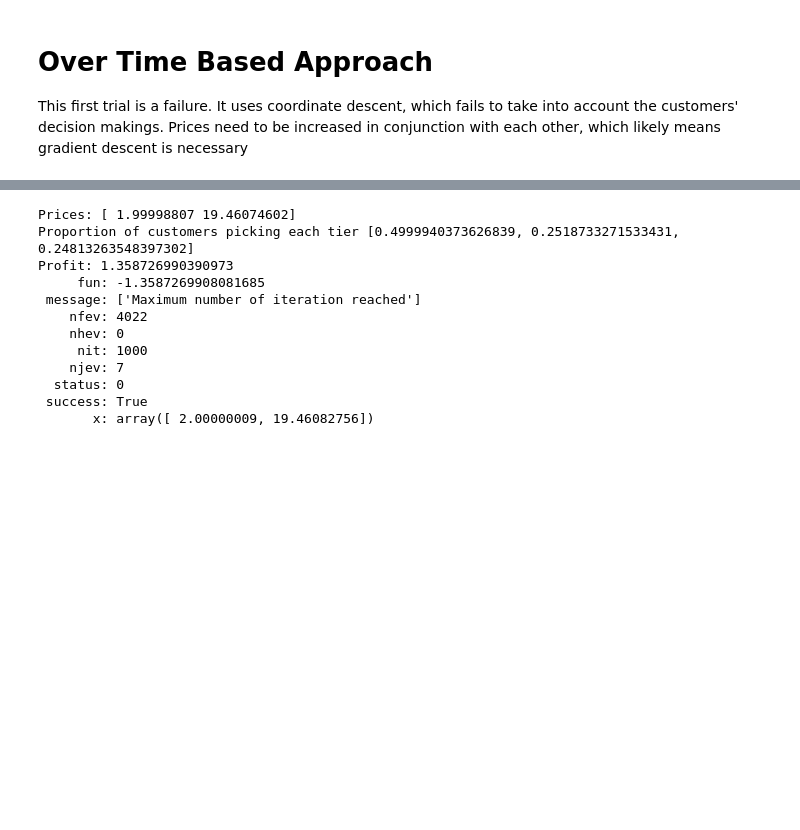
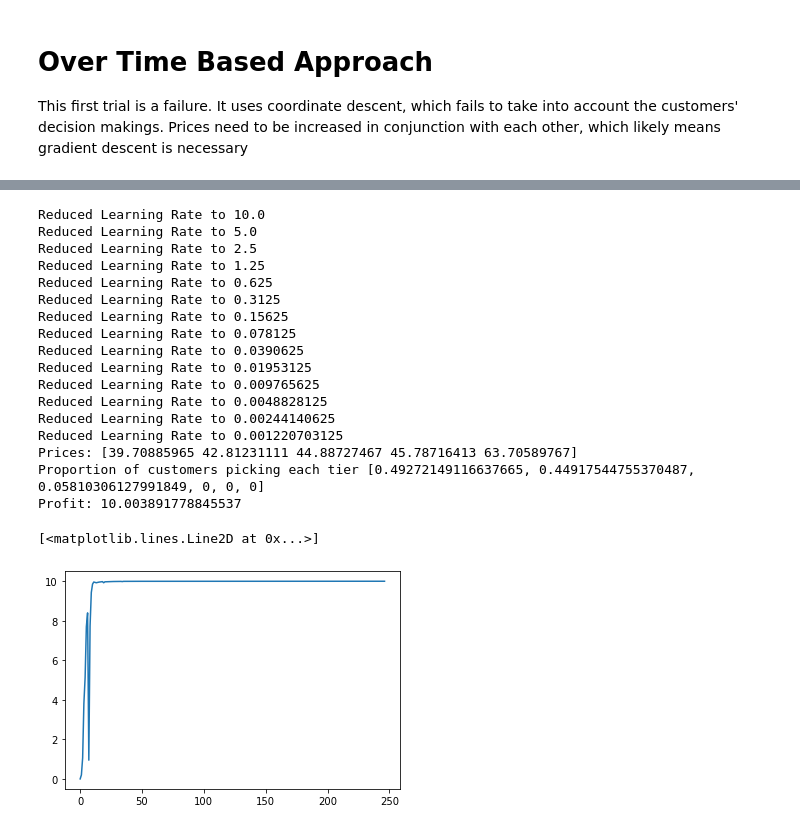
Before and after one commit to kabir-vats/Tiered-Dynamic-Pricing, a Jupyter notebook: notebooks/probablistic_optimization.ipynb, the cells around one changed output, grey strips where cells are left out. Saved outputs shown, nothing was run; the diff lists cells and outputs as text; code cells hidden in the pictures; blank space fills up the shorter version.

```diff
--- a/notebooks/probablistic_optimization.ipynb
+++ b/notebooks/probablistic_optimization.ipynb
@@ -419,34 +622,37 @@ class gradient_descent:
 # %%
-C = [1, 3]
+C = [20,23,24,25,26,30]
 B = len(C);
-scaling_lambda = 2/3
+scaling_lambda = 3/8
 mu = 2
 sigma = 1
 
 system = tiered_pricing_system(C, B, scaling_lambda, mu, sigma)
-descent = gradient_descent(system)
+descent = gradient_descent(system, gradient_delta=1e-5, max_iters = 10000, tolerance=1e-5)
+descent.maximize()
 
-descent.maximize()
 
 print(f'Prices: {descent.prices}')
 print(f'Proportion of customers picking each tier {system.tier_probabilities(descent.prices)}')
 print(f'Profit: {descent.profit_history[len(descent.profit_history)-1]}')
 
-# Verify with scipy
-bounds = [(cost, cost * (mu + sigma)) for cost in C]
-
-result = scipy.optimize.dual_annealing(objective, bounds, args=(system,))
-print(result)
+plt.plot(descent.profit_history)
 # %% [output]
-Prices: [ 1.99998807 19.46074602]
-Proportion of customers picking each tier [0.4999940373626839, 0.2518733271533431, 0.24813263548397302]
-Profit: 1.358726990390973
-     fun: -1.3587269908081685
- message: ['Maximum number of iteration reached']
-    nfev: 4022
-    nhev: 0
-     nit: 1000
-    njev: 7
-  status: 0
- success: True
-       x: array([ 2.00000009, 19.46082756])
+Reduced Learning Rate to 10.0
+Reduced Learning Rate to 5.0
+Reduced Learning Rate to 2.5
+Reduced Learning Rate to 1.25
+Reduced Learning Rate to 0.625
+Reduced Learning Rate to 0.3125
+Reduced Learning Rate to 0.15625
+Reduced Learning Rate to 0.078125
+Reduced Learning Rate to 0.0390625
+Reduced Learning Rate to 0.01953125
+Reduced Learning Rate to 0.009765625
+Reduced Learning Rate to 0.0048828125
+Reduced Learning Rate to 0.00244140625
+Reduced Learning Rate to 0.001220703125
+Prices: [39.70885965 42.81231111 44.88727467 45.78716413 63.70589767]
+Proportion of customers picking each tier [0.49272149116637665, 0.44917544755370487, 0.05810306127991849, 0, 0, 0]
+Profit: 10.003891778845537
+[<matplotlib.lines.Line2D at 0x...>]
+[figure, added]
```
Also changed, not shown: parts of 11 cells of this notebook.
